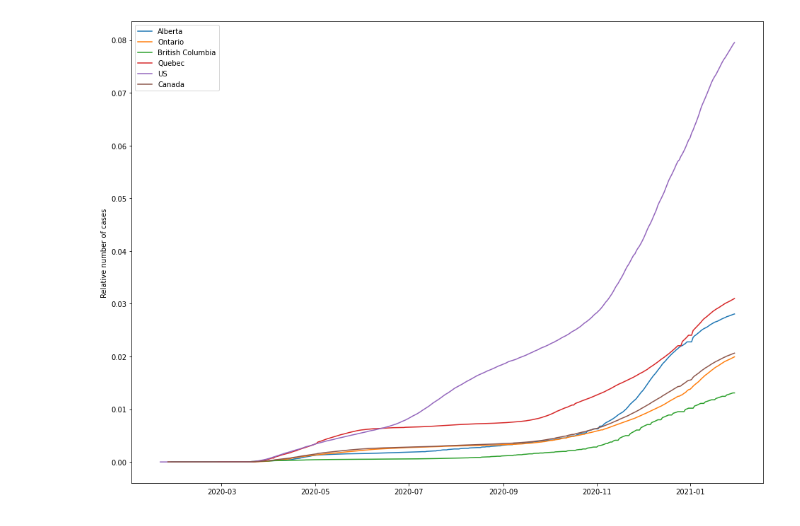
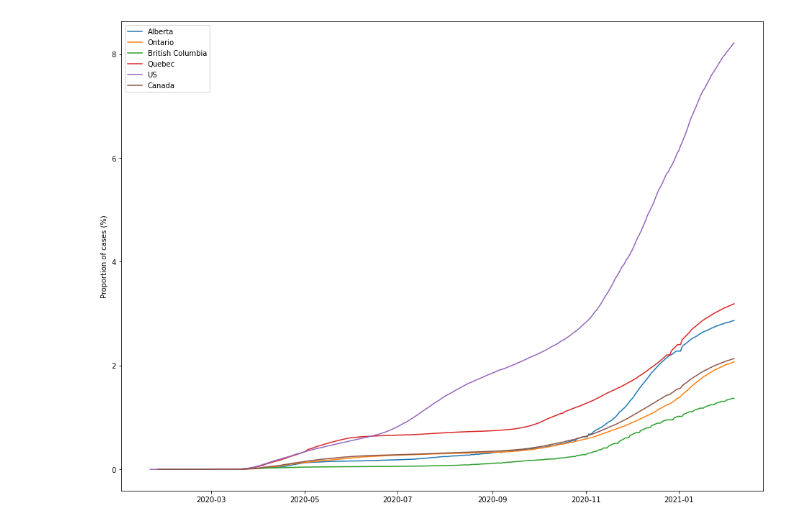
Before and after one commit to ssinad/covid-visualization, a Jupyter notebook: Covid_visualization.ipynb, the cells around one changed output. Drawn from its saved outputs; the diff is of its cells as text; code cells hidden in the pictures.

```diff
--- a/Covid_visualization.ipynb
+++ b/Covid_visualization.ipynb
@@ -42,19 +42,19 @@ canada_stats = canada_stats[canada_stats["Number"] != 0]
 # %%
 def relative_cases(stats, population, title=""):
   dates = [d.to_pydatetime() for d in stats.iloc[:, 0]]
   number = stats.iloc[:, 1]
-  plt.plot(dates, number / population, label=title)
+  plt.plot(dates, 100 * number / population, label=title)
 
 
 plt.figure(figsize=(16, 12))
 relative_cases(ab_stats, population=4.41e6, title="Alberta")
 relative_cases(ontario_stats, title="Ontario", population=13.6e6)
 relative_cases(bc_stats, title="British Columbia", population=5.1e6)
 relative_cases(qc_stats, title="Quebec", population=8433301)
 relative_cases(us_stats, title="US", population=3.282e8)
 relative_cases(canada_stats, title="Canada", population=37742154)
 plt.legend()
-plt.ylabel("Relative number of cases")
+plt.ylabel("Proportion of cases (%)")
 plt.show()
 # %% [output]
-[figure, old version]
+[figure, new version]
```
Also changed, not shown: parts of 5 cells of this notebook.
